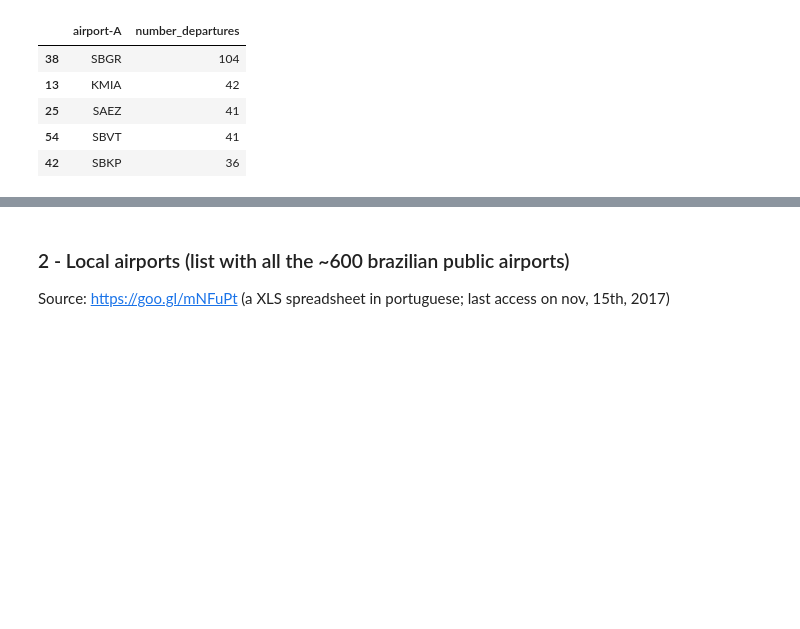
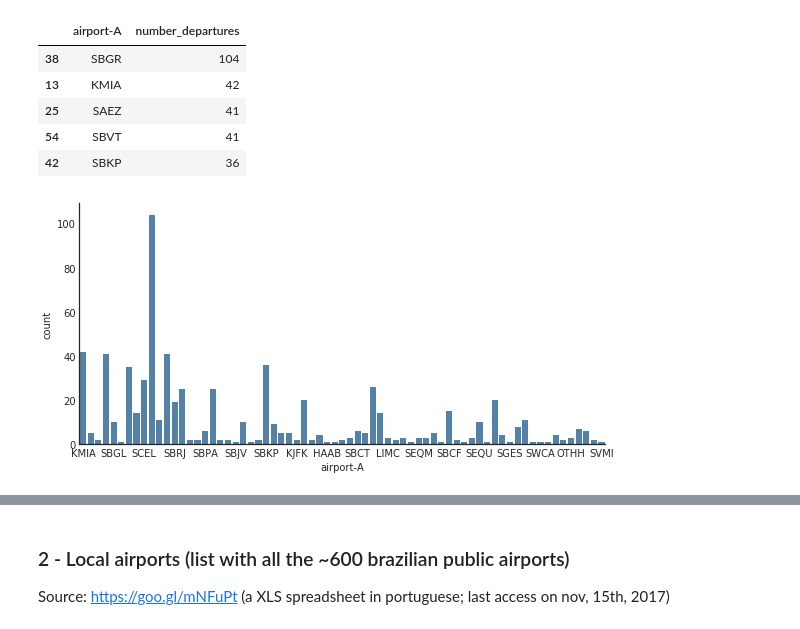
Before and after one commit to davicsilva/dsintensive, a Jupyter notebook: notebooks/capstone-flightDelay-sampleDataSet.ipynb, the cells around one changed output, grey strips where cells are left out. Cells and saved outputs as stored; diff of their text form; code cells hidden in the pictures; blank space fills up the shorter version.

```diff
--- a/notebooks/capstone-flightDelay-sampleDataSet.ipynb
+++ b/notebooks/capstone-flightDelay-sampleDataSet.ipynb
@@ -70,4 +71,11 @@ df_departures.head()
 | 25 | SAEZ | 41 |
 | 54 | SBVT | 41 |
 | 42 | SBKP | 36 |
+# %%
+with sns.axes_style('white'):
+    g = sns.factorplot("airport-A", data=flights, aspect=2,
+                       kind="count", color='steelblue')
+    g.set_xticklabels(step=4)
+# %% [output]
+[figure, added]
 # %%
```
Also changed, not shown: parts of 15 cells of this notebook, 4 other files.
